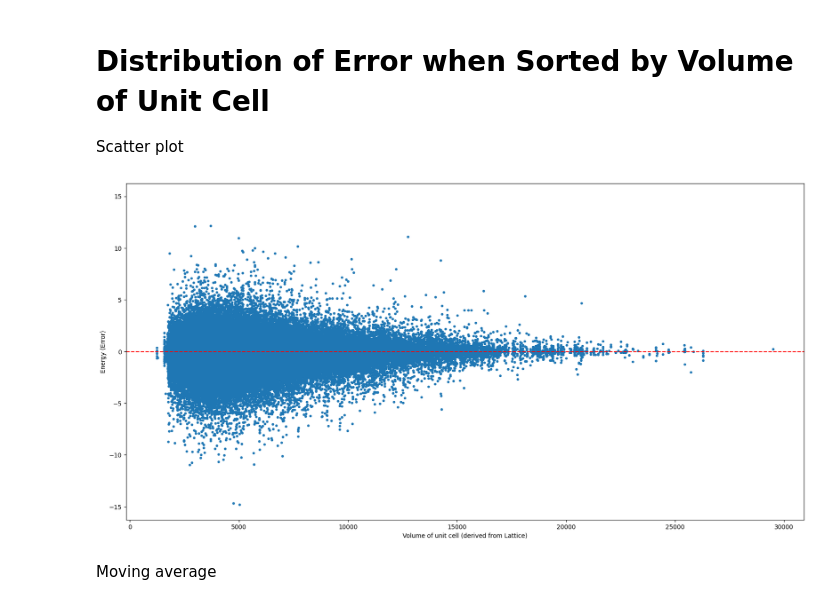
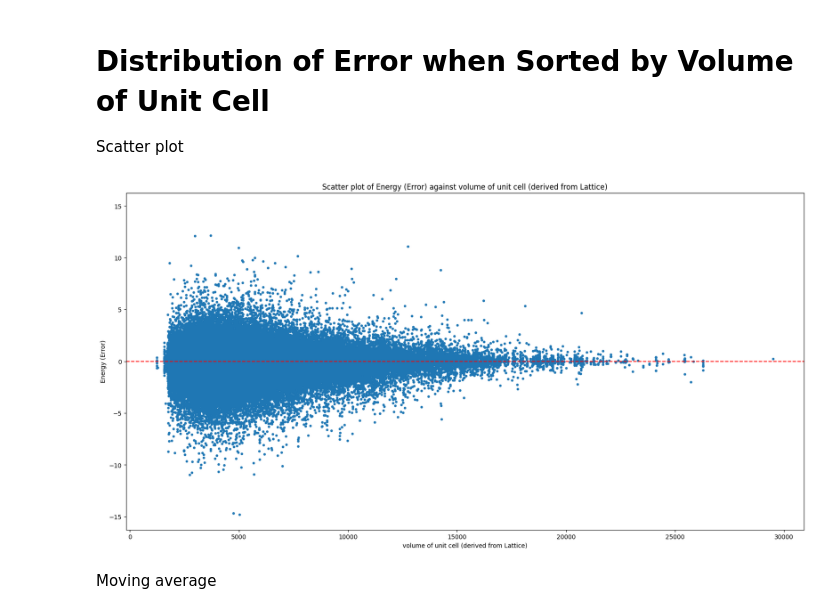
Before and after one commit to kimolijones/A-Star-is-born, a Jupyter notebook: main.ipynb, the cells around one changed output. Saved outputs shown, nothing was run; the diff lists cells and outputs as text; code cells hidden in the pictures.

Commit message:
added titles to graph

```diff
--- a/main.ipynb
+++ b/main.ipynb
@@ -241,16 +270,9 @@ print(df.shape)
 # Distribution of Error when Sorted by Volume of Unit Cell
 
 Scatter plot
-# %%
-df_volume_sorted = df.sort_values(by=["volume of unit cell (derived from Lattice)"])
-plt.figure(figsize=(FIGURE_SIZE_X,FIGURE_SIZE_Y))
-plt.xlabel("Volume of unit cell (derived from Lattice)")
-plt.ylabel("Energy (Error)")
-plt.ylim(-1.1*df["energy (error)"].abs().max(), 1.1*df["energy (error)"].abs().max())
-plt.scatter(df_volume_sorted["volume of unit cell (derived from Lattice)"], df_volume_sorted['energy (error)'], s=10)
-plt.axhline(y=0, color='r', linestyle='--')
-plt.show()
-# %% [output]
-[figure, removed]
+# %%
+plot_scatter_sorted(df, "volume of unit cell (derived from Lattice)")
+# %% [output]
+[figure, added]
 # %% [markdown]
 Moving average
```
Also changed, not shown: parts of 8 cells of this notebook.
